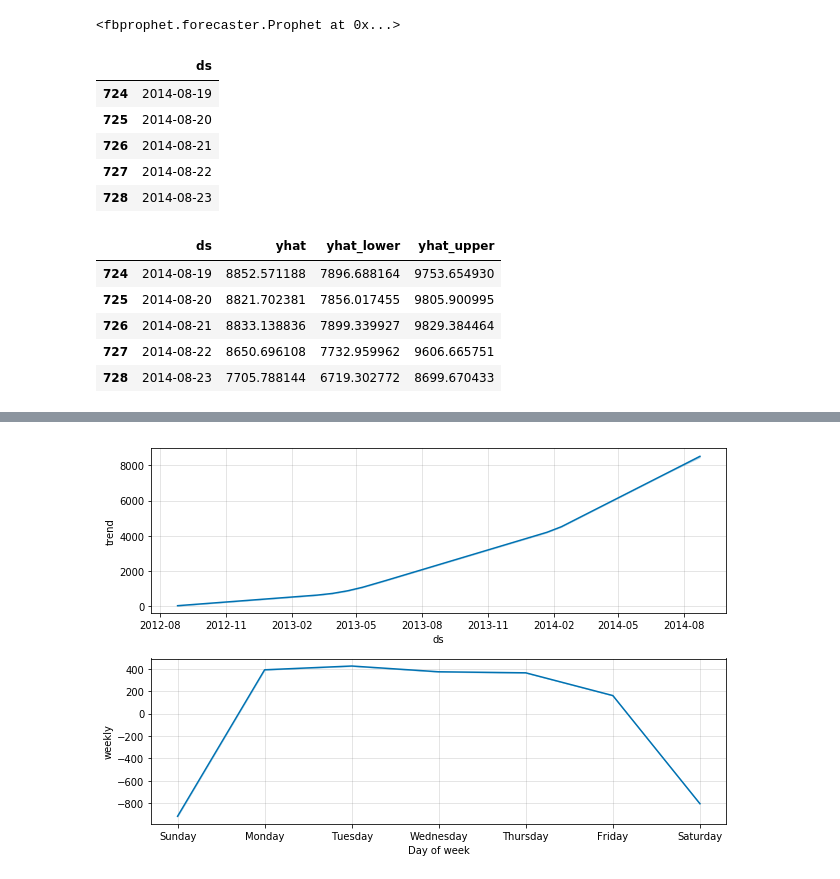
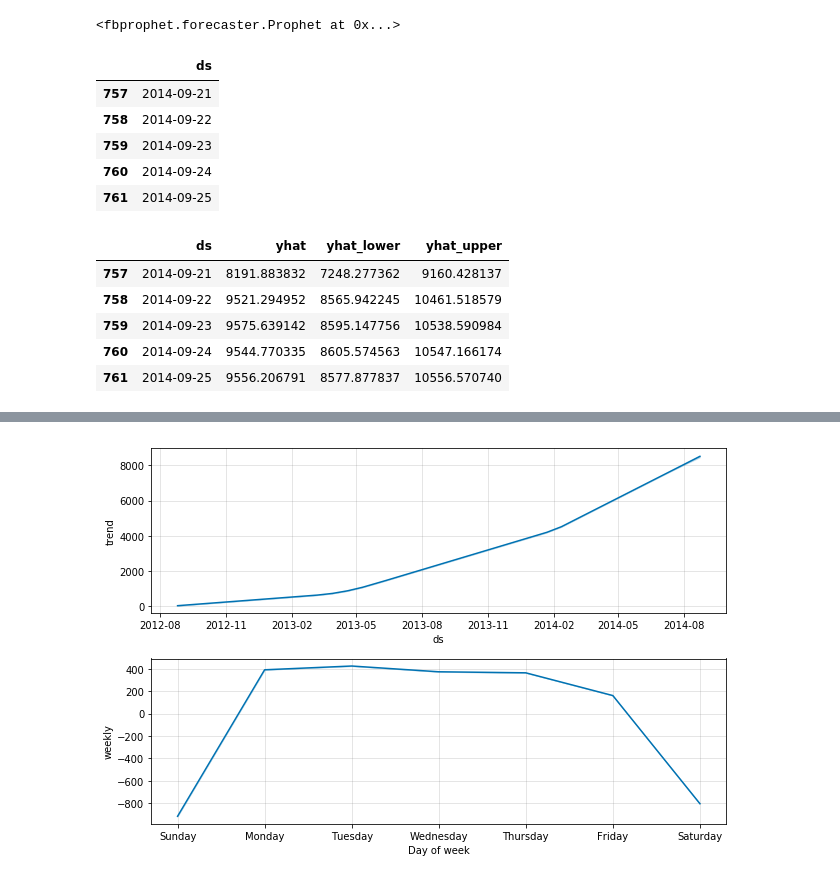
Before and after one commit to ksulima/Time_Series, a Jupyter notebook: notebooks/Time_Series_Analysis.ipynb, the cells around one changed output, grey strips where cells are left out. Cells and saved outputs as stored; diff of their text form; code cells hidden in the pictures.

```diff
--- a/notebooks/Time_Series_Analysis.ipynb
+++ b/notebooks/Time_Series_Analysis.ipynb
@@ -559,7 +559,6 @@ from fbprophet import Prophet
 df_train = dTrain.loc[:, ['Count']]
 # %%
 df_train.rename(columns={'Count': 'Y'}, inplace=True)
-df_train.index.rename('DS', inplace=True)
 df_train.reset_index(inplace=True)
 df_train.rename(columns={'Datetime': 'ds', 'Y': 'y'}, inplace=True)
 # %%
@@ -570,22 +569,22 @@ INFO:fbprophet.forecaster:Disabling yearly seasonality. Run prophet with yearly_
 INFO:fbprophet.forecaster:Disabling daily seasonality. Run prophet with daily_seasonality=True to override this.
 <fbprophet.forecaster.Prophet at 0x...>
 # %%
-future = m.make_future_dataframe(periods=60)
+future = m.make_future_dataframe(periods=len(dValid))
 future.tail()
 # %% [output]
 |  | ds |
-| 724 | 2014-08-19 |
-| 725 | 2014-08-20 |
-| 726 | 2014-08-21 |
-| 727 | 2014-08-22 |
-| 728 | 2014-08-23 |
+| 757 | 2014-09-21 |
+| 758 | 2014-09-22 |
+| 759 | 2014-09-23 |
+| 760 | 2014-09-24 |
+| 761 | 2014-09-25 |
 # %%
 forecast = m.predict(future)
 forecast[['ds', 'yhat', 'yhat_lower', 'yhat_upper']].tail()
 # %% [output]
 |  | ds | yhat | yhat_lower | yhat_upper |
-| 724 | 2014-08-19 | 8852.571188 | 7896.688164 | 9753.654930 |
-| 725 | 2014-08-20 | 8821.702381 | 7856.017455 | 9805.900995 |
-| 726 | 2014-08-21 | 8833.138836 | 7899.339927 | 9829.384464 |
-| 727 | 2014-08-22 | 8650.696108 | 7732.959962 | 9606.665751 |
-| 728 | 2014-08-23 | 7705.788144 | 6719.302772 | 8699.670433 |
+| 757 | 2014-09-21 | 8191.883832 | 7248.277362 | 9160.428137 |
+| 758 | 2014-09-22 | 9521.294952 | 8565.942245 | 10461.518579 |
+| 759 | 2014-09-23 | 9575.639142 | 8595.147756 | 10538.590984 |
+| 760 | 2014-09-24 | 9544.770335 | 8605.574563 | 10547.166174 |
+| 761 | 2014-09-25 | 9556.206791 | 8577.877837 | 10556.570740 |
```
Also changed, not shown: parts of 10 cells of this notebook.
